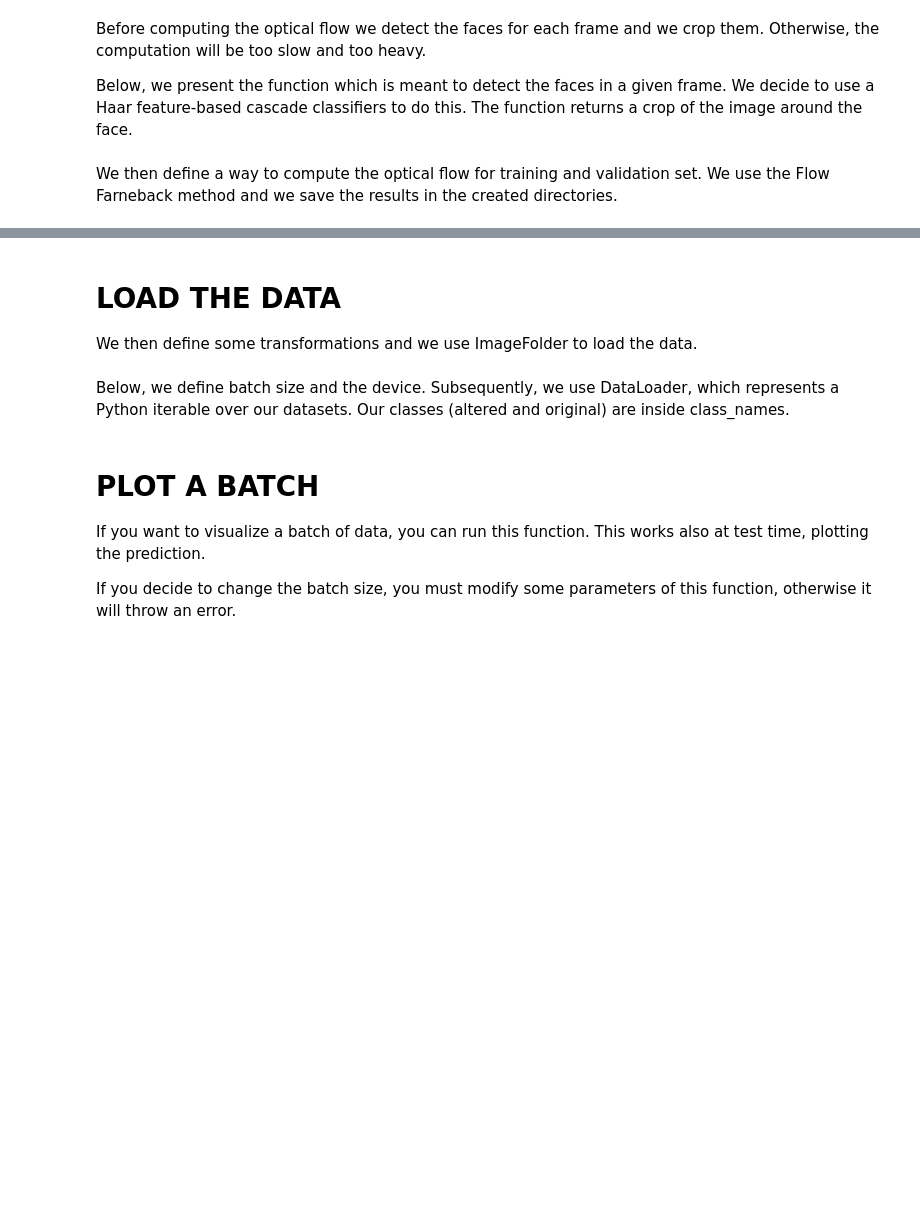
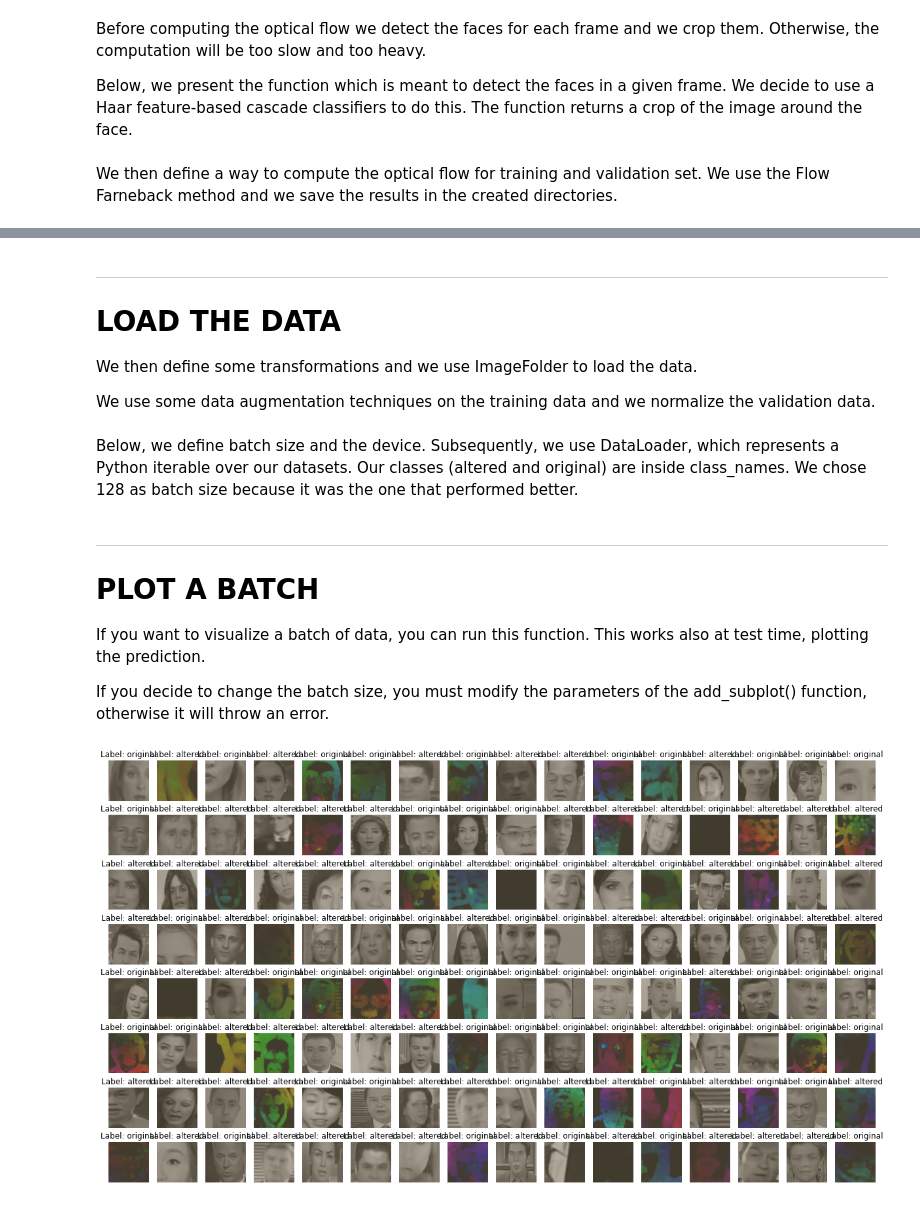
Before and after one commit to Stefano-25/VP-project, a Jupyter notebook: model.ipynb, the cells around one changed output, grey strips where cells are left out. Drawn from its saved outputs; the diff is of its cells as text; code cells hidden in the pictures; blank space fills up the shorter version.

```diff
--- a/model.ipynb
+++ b/model.ipynb
@@ -169,12 +204,12 @@ def detect_face(img):
 # %% [markdown]
 We then define a way to compute the optical flow for training and validation set. We use the Flow Farneback method and we save the results in the created directories.
 # %%
-def compute_optical_flow(prvs, nxt, number, name,Set=None):
+def compute_optical_flow(prvs, nxt, number, name, Set=None):
 
     # Creates an array filled with zero
     # with the same dimensions of the frame
-    rgb_image = cv2.cvtColor(prvs, cv2.COLOR_GRAY2BGR)
-    hsv = np.zeros_like(rgb_image)
+    bgr_image = cv2.cvtColor(prvs, cv2.COLOR_GRAY2BGR)
+    hsv = np.zeros_like(bgr_image)
     hsv[..., 1] = 255
 
     # Compute the optical flow
@@ -219,7 +256,7 @@ def frames(path,Set):
         try:
             face1 = cv2.resize(face1, (300, 300), interpolation = cv2.INTER_AREA)
             face2 = cv2.resize(face2, (300, 300), interpolation = cv2.INTER_AREA)
-            compute_optical_flow(face1, face2, number,path,Set)
+            compute_optical_flow(face1, face2, number, path, Set)
 
         except Exception as e:
             continue
@@ -227,9 +264,13 @@ def frames(path,Set):
         # skip 20 frames to give randomness
         for i in range(0,20,1):
             video.read()
+
+        face1_bgr = cv2.cvtColor(face1, cv2.COLOR_GRAY2BGR)
+        face2_bgr = cv2.cvtColor(face2, cv2.COLOR_GRAY2BGR)
+
+        plt.imsave(opticalPath+'{}/{}-bgr1-{}.png'.format(Set, path, number), face1_bgr)
+        plt.imsave(opticalPath+'{}/{}-bgr2-{}.png'.format(Set, path, number), face2_bgr)
         number +=1
 
-
-
     video.release()
 # %% [markdown]
@@ -246,29 +290,41 @@ for i in tqdm(videoValPaths):
 # %% [markdown]
+-------------------------------------------------------------------------------
 # LOAD THE DATA
 
 We then define some transformations and we use ImageFolder to load the data.
+
+We use some data augmentation techniques on the training data and we normalize the validation data.
 # %%
-tran = transforms.Compose([
+from torchvision.transforms.transforms import RandomHorizontalFlip
+train_tran = transforms.Compose([
         transforms.ToTensor(),
-        transforms.Normalize([0.485, 0.456, 0.406], [0.229, 0.224, 0.225])
+        transforms.Normalize([0.5, 0.5, 0.5], [0.5, 0.5, 0.5]),
+        transforms.RandomResizedCrop(size=300),
+        transforms.RandomHorizontalFlip()
 ])
-trainDataset=ImageFolder('/content/optical_flow/training',transform=tran)
-valDataset=ImageFolder('/content/optical_flow/validation',transform=tran)
+val_tran = transforms.Compose([
+        transforms.ToTensor(),
+        transforms.Normalize([0.5, 0.5, 0.5], [0.5, 0.5, 0.5])
+])
+trainDataset=ImageFolder('/content/optical_flow_and_bgr/training',transform=train_tran)
+valDataset=ImageFolder('/content/optical_flow_and_bgr/validation',transform=val_tran)
 # %% [markdown]
 Below, we define batch size and the device. Subsequently, we use DataLoader, which represents a Python iterable over our datasets. Our classes (altered and original) are inside class_names.
+We chose 128 as batch size because it was the one that performed better.
 # %%
-BATCH_SIZE=32
+BATCH_SIZE=128
 device = torch.device("cuda:0" if torch.cuda.is_available() else "cpu")
 
-train_loader=DataLoader(trainDataset, batch_size=BATCH_SIZE,shuffle=True)
+train_loader=DataLoader(trainDataset, batch_size=BATCH_SIZE, shuffle=True)
 val_loader=DataLoader(valDataset,batch_size=BATCH_SIZE)
 class_name = trainDataset.classes
 # %% [markdown]
+-------------------------------------------------------------------------------
 # PLOT A BATCH
 
 If you want to visualize a batch of data, you can run this function. This works also at test time, plotting the prediction.
 
-If you decide to change the batch size, you must modify some parameters of this function, otherwise it will throw an error.
+If you decide to change the batch size, you must modify the parameters of the add_subplot() function, otherwise it will throw an error.
 # %%
 def show(imgs,labels,predictions=None):
   total = 0
@@ -276,32 +332,34 @@ def show(imgs,labels,predictions=None):
   fig = plt.figure(figsize=(21,12))
 
   # iterate over the batch, we plot one image at a time with its label
   for i,img in enumerate(imgs):
     total +=1
-    fig.add_subplot(4,8, i+1)
+    fig.add_subplot(8,16, i+1)
     label=labels[i] # actual label of the image
 
     # this code runs only when we have a prediction for our batch
     if predictions==None:
       title="Label: {0}".format(class_name[label])
     else:
       prediction=predictions[i] # prediction done by our model
       title="prediction: {0}\nlabel:{1}".format(class_name[prediction],class_name[label])
       if class_name[label] == class_name[prediction]:
         good +=1
 
     plt.title(title)
     img = img.numpy().transpose((1, 2, 0))
     mean = np.array([0.485, 0.456, 0.406])
     std = np.array([0.229, 0.224, 0.225])
     img = std * img + mean
     img = np.clip(img, 0, 1) # clip values outside the interval
     plt.axis("off")
     plt.imshow(img)
 
 plt.show()
 
 inputs, classes = next(iter(train_loader))
 
 show(inputs,classes)
+# %% [output]
+[figure, added]
 # %% [markdown]
```
Also changed, not shown: parts of 33 cells of this notebook.
